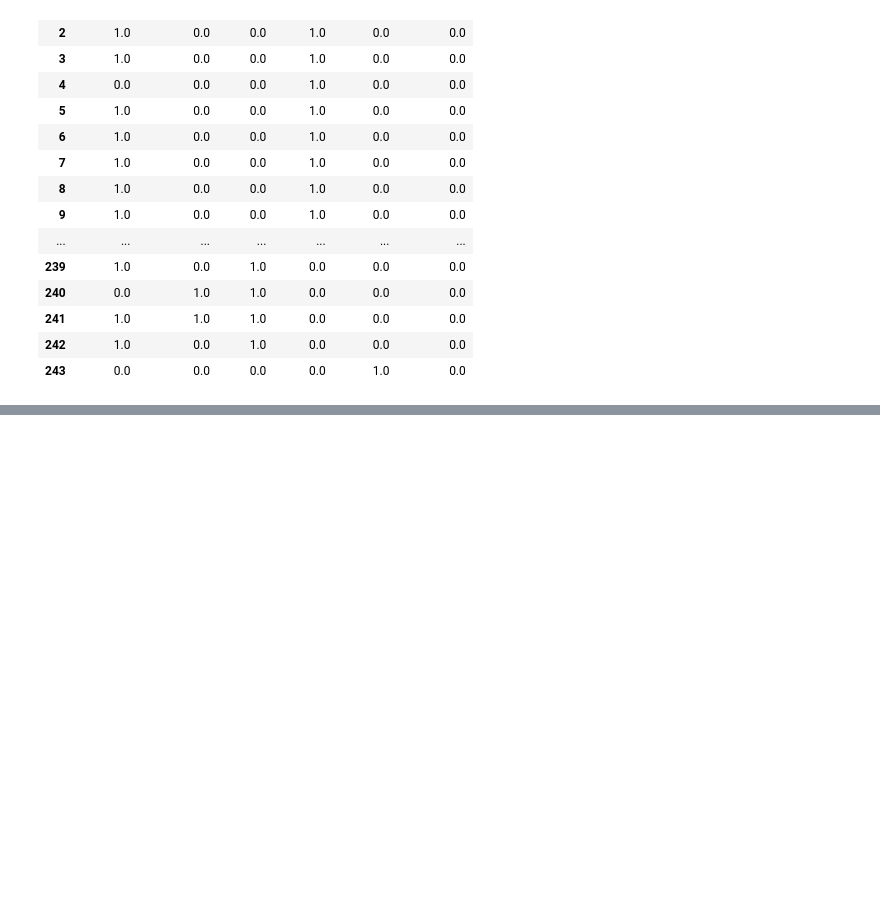
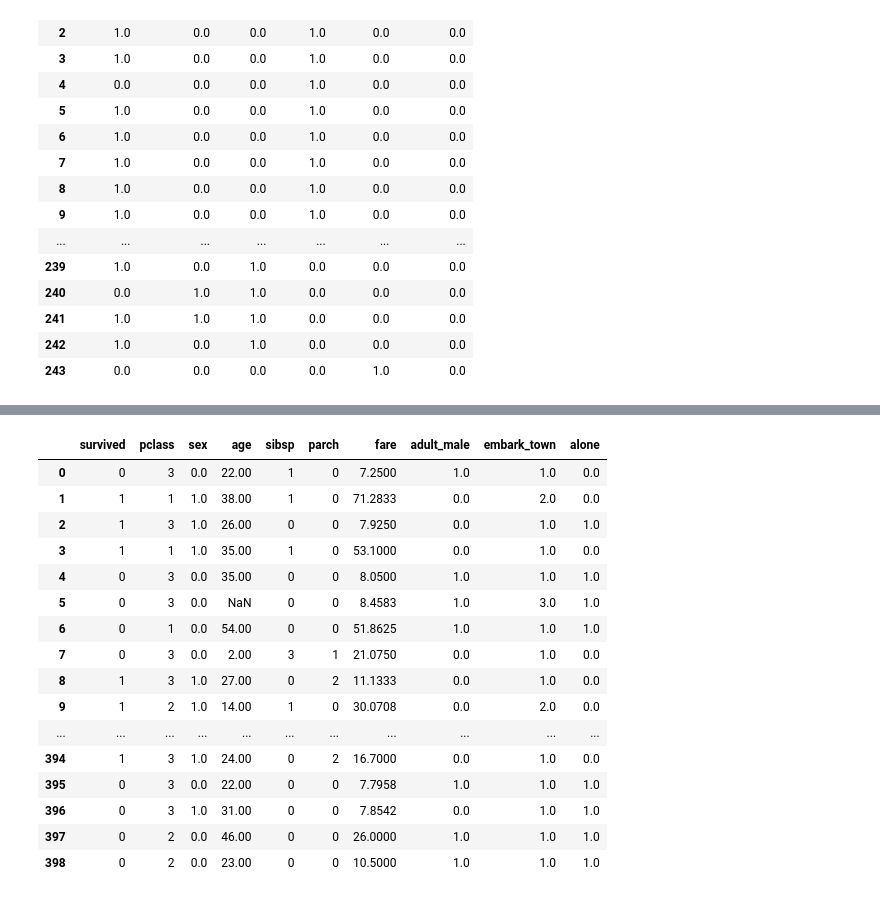
Before and after one commit to dhananjaysaini44/Data_Analysis, a Jupyter notebook: FSML_9.ipynb, the cells around one changed output, grey strips where cells are left out. Saved outputs shown, nothing was run; the diff lists cells and outputs as text; code cells hidden in the pictures; blank space fills up the shorter version.

```diff
--- a/FSML_9.ipynb
+++ b/FSML_9.ipynb
@@ -76,0 +463,30 @@ pd.DataFrame(df2, columns = ["sex_Male", "smoker_Yes", "day_Sat", "day_Sun", "da
+# %%
+l3 = oe2.fit_transform(df5[["adult_male"]])
+# %%
+l4 = oe2.fit_transform(df5[["alone"]])
+# %%
+dfl3 = pd.DataFrame(l3)
+# %%
+dfl4 = pd.DataFrame(l4)
+# %%
+df5["adult_male"] = dfl3
+df5["alone"] = dfl4
+df5
+# %% [output]
+|  | survived | pclass | sex | age | sibsp | parch | fare | adult_male | embark_town | alone |
+| 0 | 0 | 3 | 0.0 | 22.00 | 1 | 0 | 7.2500 | 1.0 | 1.0 | 0.0 |
+| 1 | 1 | 1 | 1.0 | 38.00 | 1 | 0 | 71.2833 | 0.0 | 2.0 | 0.0 |
+| 2 | 1 | 3 | 1.0 | 26.00 | 0 | 0 | 7.9250 | 0.0 | 1.0 | 1.0 |
+| 3 | 1 | 1 | 1.0 | 35.00 | 1 | 0 | 53.1000 | 0.0 | 1.0 | 0.0 |
+| 4 | 0 | 3 | 0.0 | 35.00 | 0 | 0 | 8.0500 | 1.0 | 1.0 | 1.0 |
+| 5 | 0 | 3 | 0.0 | NaN | 0 | 0 | 8.4583 | 1.0 | 3.0 | 1.0 |
+| 6 | 0 | 1 | 0.0 | 54.00 | 0 | 0 | 51.8625 | 1.0 | 1.0 | 1.0 |
+| 7 | 0 | 3 | 0.0 | 2.00 | 3 | 1 | 21.0750 | 0.0 | 1.0 | 0.0 |
+| 8 | 1 | 3 | 1.0 | 27.00 | 0 | 2 | 11.1333 | 0.0 | 1.0 | 0.0 |
+| 9 | 1 | 2 | 1.0 | 14.00 | 1 | 0 | 30.0708 | 0.0 | 2.0 | 0.0 |
+| ... | ... | ... | ... | ... | ... | ... | ... | ... | ... | ... |
+| 394 | 1 | 3 | 1.0 | 24.00 | 0 | 2 | 16.7000 | 0.0 | 1.0 | 0.0 |
+| 395 | 0 | 3 | 0.0 | 22.00 | 0 | 0 | 7.7958 | 1.0 | 1.0 | 1.0 |
+| 396 | 0 | 3 | 1.0 | 31.00 | 0 | 0 | 7.8542 | 0.0 | 1.0 | 1.0 |
+| 397 | 0 | 2 | 0.0 | 46.00 | 0 | 0 | 26.0000 | 1.0 | 1.0 | 1.0 |
+| 398 | 0 | 2 | 0.0 | 23.00 | 0 | 0 | 10.5000 | 1.0 | 1.0 | 1.0 |
```
Also changed, not shown: parts of 51 cells of this notebook, 8 other files.
